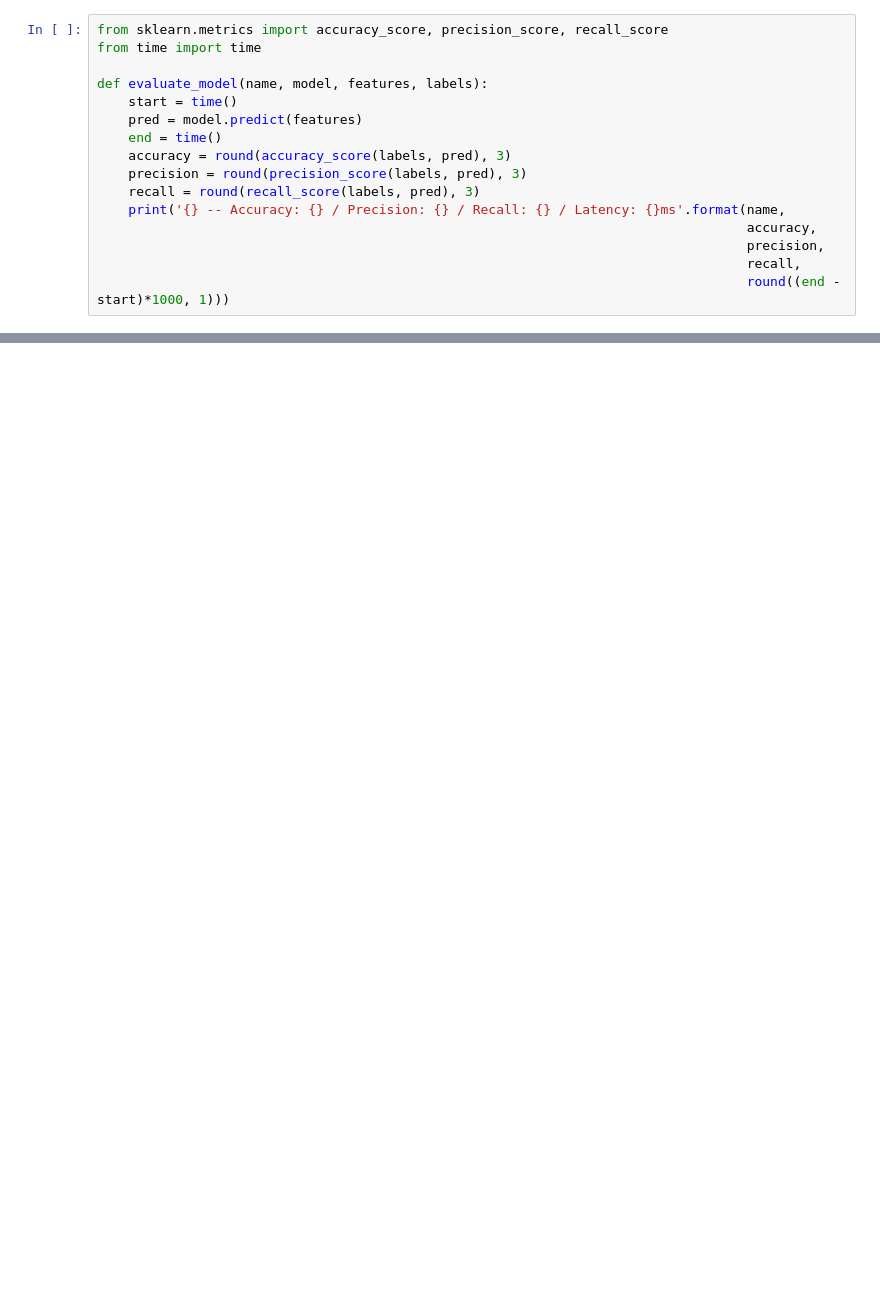
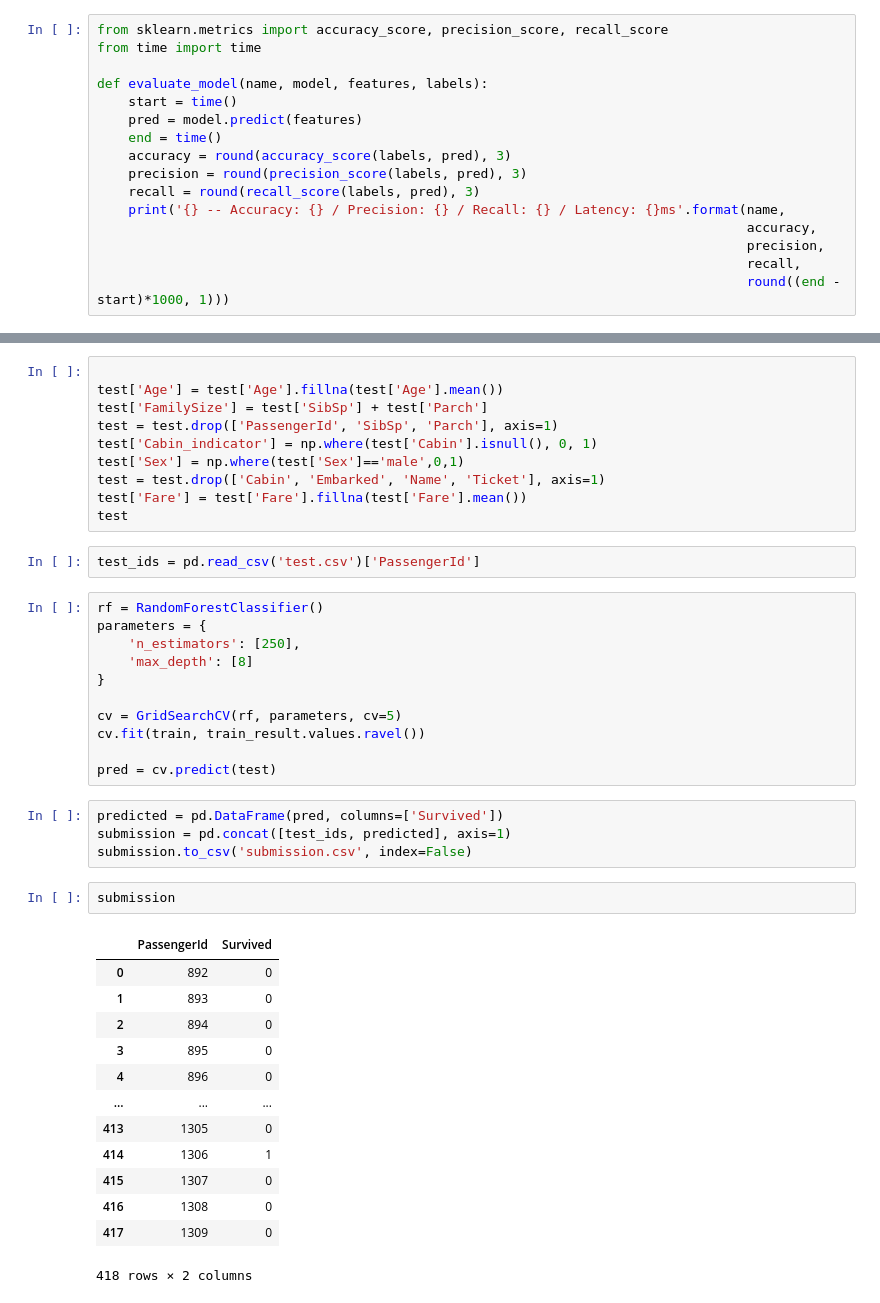
Before and after one commit to saulotp/data-science-competitions, a Jupyter notebook: titanic/main.ipynb, the cells around one changed output, grey strips where cells are left out. Drawn from its saved outputs; the diff is of its cells as text; blank space fills up the shorter version.

```diff
--- a/titanic/main.ipynb
+++ b/titanic/main.ipynb
@@ -405,0 +378,43 @@ evaluate_model('Random Forest', models['RF'], te_features, te_labels)
+# %%
+
+test['Age'] = test['Age'].fillna(test['Age'].mean())
+test['FamilySize'] = test['SibSp'] + test['Parch']
+test = test.drop(['PassengerId', 'SibSp', 'Parch'], axis=1)
+test['Cabin_indicator'] = np.where(test['Cabin'].isnull(), 0, 1)
+test['Sex'] = np.where(test['Sex']=='male',0,1)
+test = test.drop(['Cabin', 'Embarked', 'Name', 'Ticket'], axis=1)
+test['Fare'] = test['Fare'].fillna(test['Fare'].mean())
+test
+# %%
+test_ids = pd.read_csv('test.csv')['PassengerId']
+# %%
+rf = RandomForestClassifier()
+parameters = {
+    'n_estimators': [250],
+    'max_depth': [8]
+}
+
+cv = GridSearchCV(rf, parameters, cv=5)
+cv.fit(train, train_result.values.ravel())
+
+pred = cv.predict(test)
+# %%
+predicted = pd.DataFrame(pred, columns=['Survived'])
+submission = pd.concat([test_ids, predicted], axis=1)
+submission.to_csv('submission.csv', index=False)
+# %%
+submission
+# %% [output]
+|  | PassengerId | Survived |
+| 0 | 892 | 0 |
+| 1 | 893 | 0 |
+| 2 | 894 | 0 |
+| 3 | 895 | 0 |
+| 4 | 896 | 0 |
+| ... | ... | ... |
+| 413 | 1305 | 0 |
+| 414 | 1306 | 1 |
+| 415 | 1307 | 0 |
+| 416 | 1308 | 0 |
+| 417 | 1309 | 0 |
+418 rows × 2 columns
```
Also changed, not shown: parts of 11 cells of this notebook, 10 other files.
